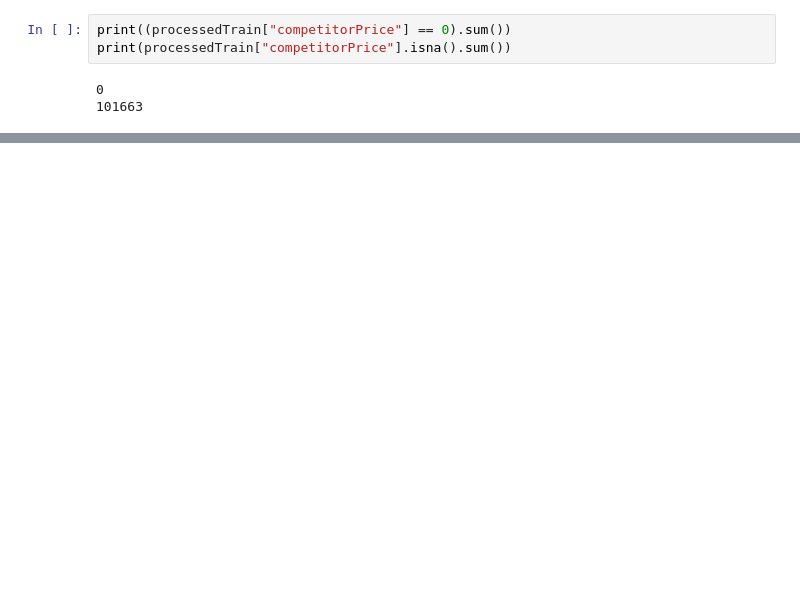
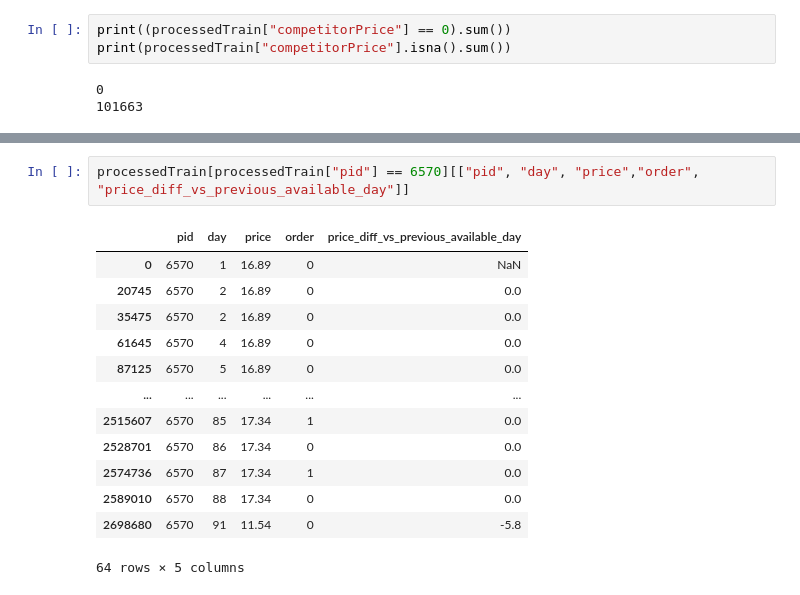
Before and after one commit to Happydeath97/analyticalProjectProductPricing, a Jupyter notebook: notebooks/EDA/EDA_Said.ipynb, the cells around one changed output, grey strips where cells are left out. Saved outputs shown, nothing was run; the diff lists cells and outputs as text; blank space fills up the shorter version.

Commit message:
method price difference between days

```diff
--- a/notebooks/EDA/EDA_Said.ipynb
+++ b/notebooks/EDA/EDA_Said.ipynb
@@ -635,0 +657,16 @@ KeyError: 'salesindex'
+# %%
+processedTrain[processedTrain["pid"] == 6570][["pid", "day", "price","order", "price_diff_vs_previous_available_day"]]
+# %% [output]
+|  | pid | day | price | order | price_diff_vs_previous_available_day |
+| 0 | 6570 | 1 | 16.89 | 0 | NaN |
+| 20745 | 6570 | 2 | 16.89 | 0 | 0.0 |
+| 35475 | 6570 | 2 | 16.89 | 0 | 0.0 |
+| 61645 | 6570 | 4 | 16.89 | 0 | 0.0 |
+| 87125 | 6570 | 5 | 16.89 | 0 | 0.0 |
+| ... | ... | ... | ... | ... | ... |
+| 2515607 | 6570 | 85 | 17.34 | 1 | 0.0 |
+| 2528701 | 6570 | 86 | 17.34 | 0 | 0.0 |
+| 2574736 | 6570 | 87 | 17.34 | 1 | 0.0 |
+| 2589010 | 6570 | 88 | 17.34 | 0 | 0.0 |
+| 2698680 | 6570 | 91 | 11.54 | 0 | -5.8 |
+64 rows × 5 columns
```
Also changed, not shown: parts of 12 cells of this notebook, 2 other files.
